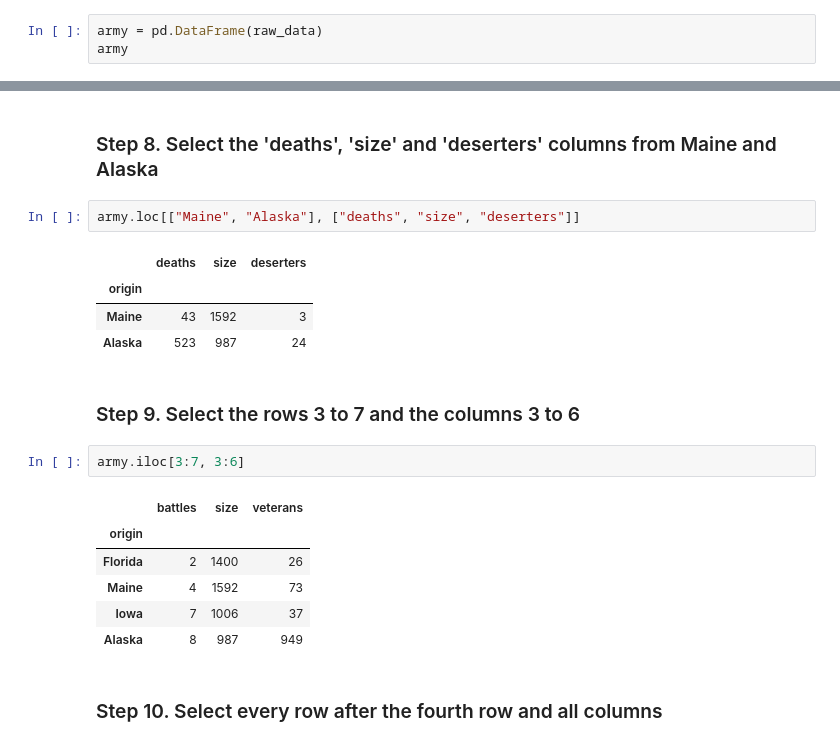
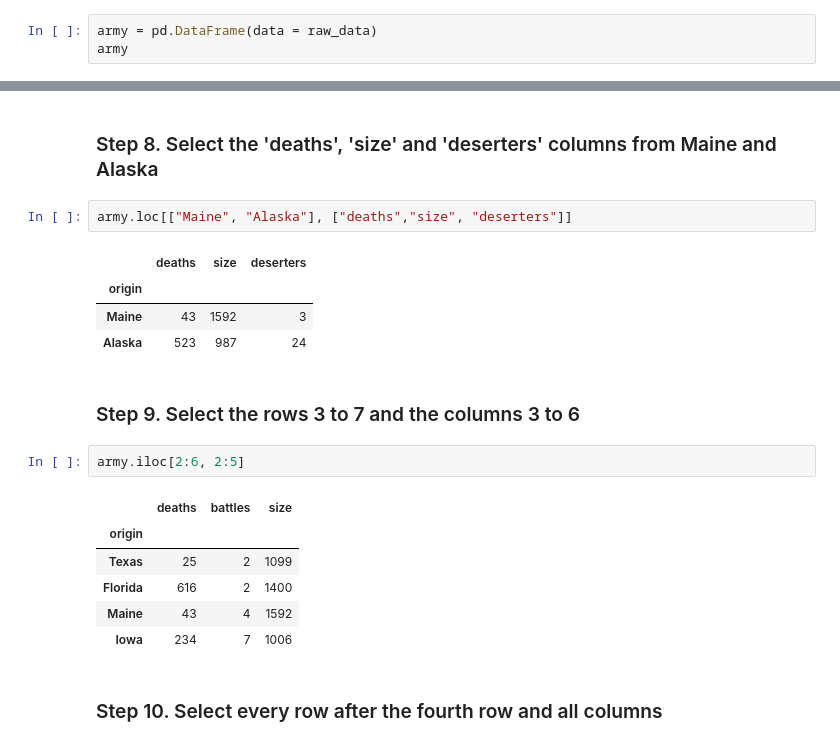
Before and after one commit to onurrtosunn/Pandas-Exercises, a Jupyter notebook: Solutions/Filtering_and_sorting_data_Ex3.ipynb, the cells around one changed output, grey strips where cells are left out. Saved outputs shown, nothing was run; the diff lists cells and outputs as text.

```diff
--- a/Solutions/Filtering_and_sorting_data_Ex3.ipynb
+++ b/Solutions/Filtering_and_sorting_data_Ex3.ipynb
@@ -29,7 +29,7 @@ raw_data = {'regiment': ['Nighthawks', 'Nighthawks', 'Nighthawks', 'Nighthawks',
 
 #### Don't forget to include the columns names in the order presented in the dictionary ('regiment', 'company', 'deaths'...) so that the column index order is consistent with the solutions. If omitted, pandas will order the columns alphabetically.
 # %%
-army = pd.DataFrame(raw_data)
+army = pd.DataFrame(data = raw_data)
 army
 # %% [output]
 |  | regiment | company | deaths | battles | size | veterans | readiness | armored | deserters | origin |
@@ -114,7 +115,7 @@ Index(['regiment', 'company', 'deaths', 'battles', 'size', 'veterans',
 # %% [markdown]
 ### Step 8. Select the 'deaths', 'size' and 'deserters' columns from Maine and Alaska
 # %%
-army.loc[["Maine", "Alaska"], ["deaths", "size", "deserters"]]
+army.loc[["Maine", "Alaska"], ["deaths","size", "deserters"]]
 # %% [output]
 |  | deaths | size | deserters |
 | origin |  |  |  |
@@ -123,14 +124,14 @@ army.loc[["Maine", "Alaska"], ["deaths", "size", "deserters"]]
 # %% [markdown]
 ### Step 9. Select the rows 3 to 7 and the columns 3 to 6
 # %%
-army.iloc[3:7, 3:6]
+army.iloc[2:6, 2:5]
 # %% [output]
-|  | battles | size | veterans |
+|  | deaths | battles | size |
 | origin |  |  |  |
-| Florida | 2 | 1400 | 26 |
-| Maine | 4 | 1592 | 73 |
-| Iowa | 7 | 1006 | 37 |
-| Alaska | 8 | 987 | 949 |
+| Texas | 25 | 2 | 1099 |
+| Florida | 616 | 2 | 1400 |
+| Maine | 43 | 4 | 1592 |
+| Iowa | 234 | 7 | 1006 |
 # %% [markdown]
 ### Step 10. Select every row after the fourth row and all columns
 # %%
```
Also changed, not shown: parts of 9 cells of this notebook.
